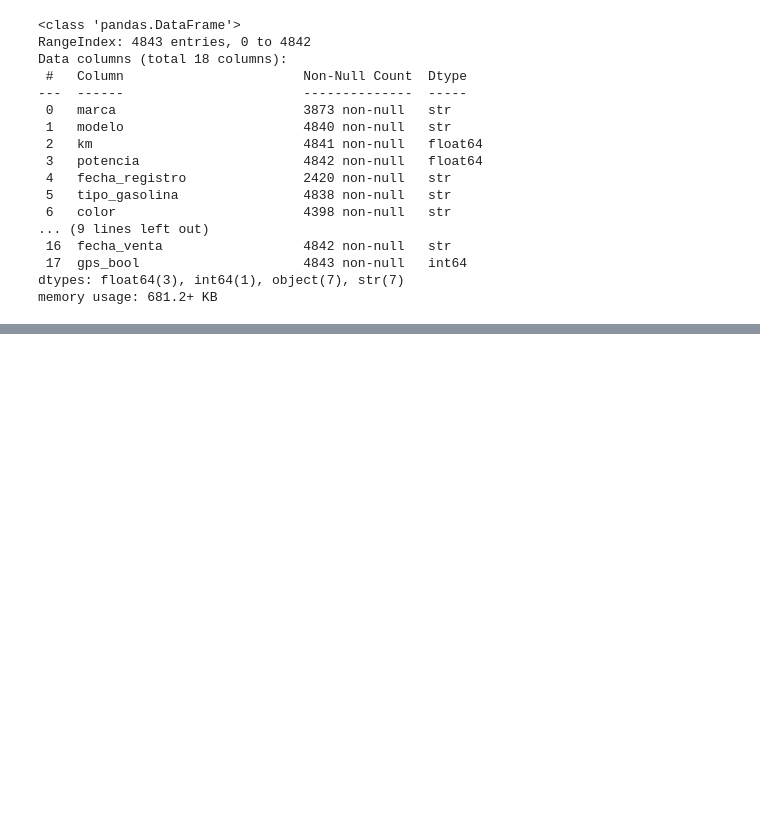
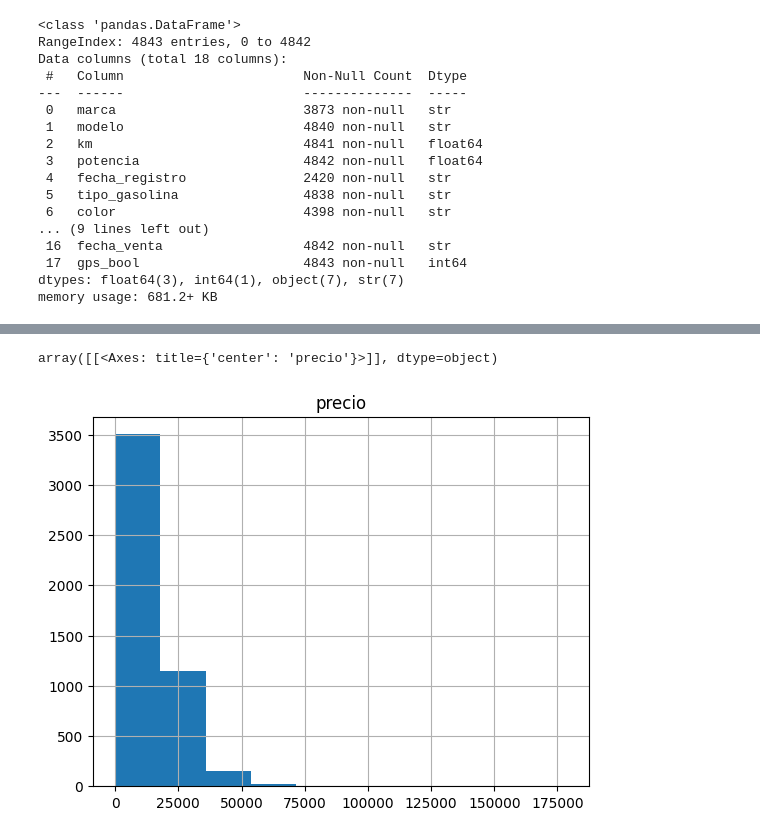
Before and after one commit to JuanCeruso/DataPreparation, a Jupyter notebook: DataPreparation.ipynb, the cells around one changed output, grey strips where cells are left out. Cells and saved outputs as stored; diff of their text form; code cells hidden in the pictures; blank space fills up the shorter version.

```diff
--- a/DataPreparation.ipynb
+++ b/DataPreparation.ipynb
@@ -464,0 +547,5 @@ memory usage: 681.2+ KB
+# %%
+df_cars.hist(target)
+# %% [output]
+array([[<Axes: title={'center': 'precio'}>]], dtype=object)
+[figure, added]
```
Also changed, not shown: parts of 22 cells of this notebook.
